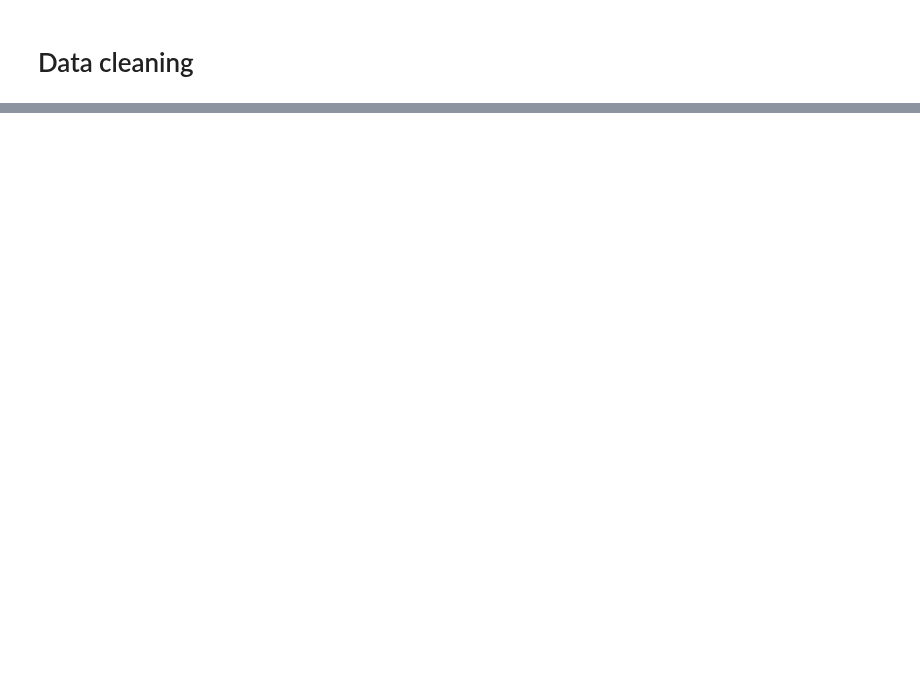
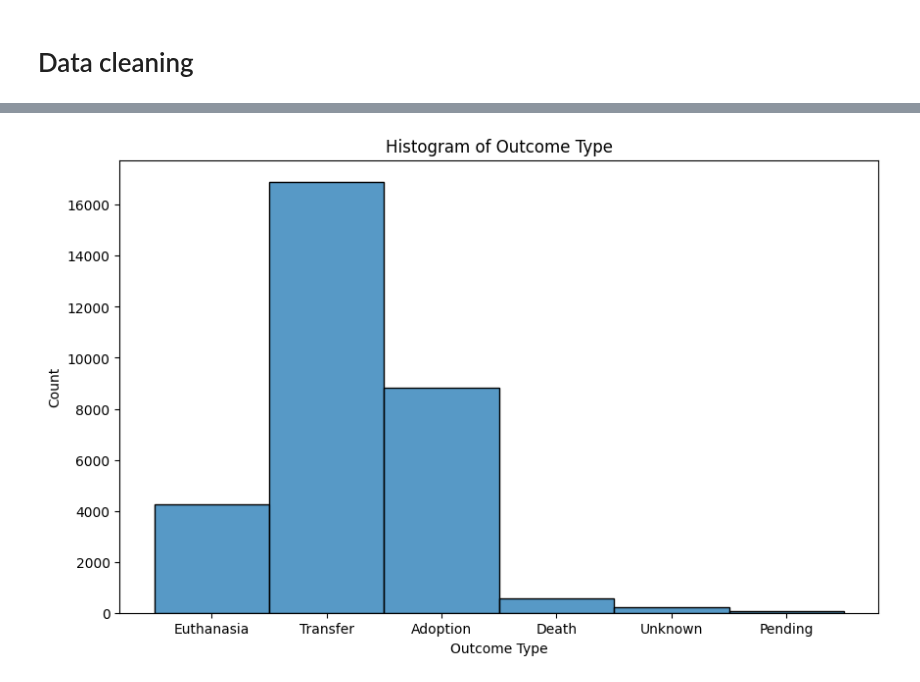
Before and after one commit to atharvavyas1/Lee-paw-faith, a Jupyter notebook: Notebooks/Sonoma.ipynb, the cells around one changed output, grey strips where cells are left out. Drawn from its saved outputs; the diff is of its cells as text; code cells hidden in the pictures; blank space fills up the shorter version.

Commit message:
Update execution counts in Sonoma notebook, modify data output for animal records, and refine data filtering for outcome types.

```diff
--- a/Notebooks/Sonoma.ipynb
+++ b/Notebooks/Sonoma.ipynb
@@ -267,0 +229,18 @@ DeltaGenerator()
+# %%
+df.drop(columns=['adoption'], inplace=True)
+# %%
+# Bucket outcomes like this:
+#1. Adoption = "ADOPTION"
+#2. Transfer = ["TRANSFER", "RETURN TO OWNER", "RTOS"]
+#3. Euthanasia = ["EUTHANASIA"]
+#4. Pending = ["SHELTER", "VET", "ESCAPED/STOLEN"]
+#5. Death = ["DIED", "DISPOSAL"]
+
+# Create a new column "outcome_type_bucket"
+df['outcome_type_bucket'] = df['outcome_type'].apply(lambda x:
+    'Adoption' if x == 'ADOPTION' else
+    'Transfer' if x in ['TRANSFER', 'RETURN TO OWNER', 'RTOS'] else
+    'Euthanasia' if x == 'EUTHANIZE' else
+    'Pending' if x in ['SHELTER', 'VET', 'ESCAPED/STOLEN'] else
+    'Death' if x in ['DIED', 'DISPOSAL'] else
+    'Unknown')
@@ -267,0 +267,10 @@ DeltaGenerator()
+# %%
+# Histogram of OUTCOME_TYPE
+plt.figure(figsize=(10, 6))
+sns.histplot(df['outcome_type_bucket'], bins=2, kde=False)
+plt.title('Histogram of Outcome Type')
+plt.xlabel('Outcome Type')
+plt.ylabel('Count')
+plt.show()
+# %% [output]
+[figure, added]
```
Also changed, not shown: parts of 19 cells of this notebook.
